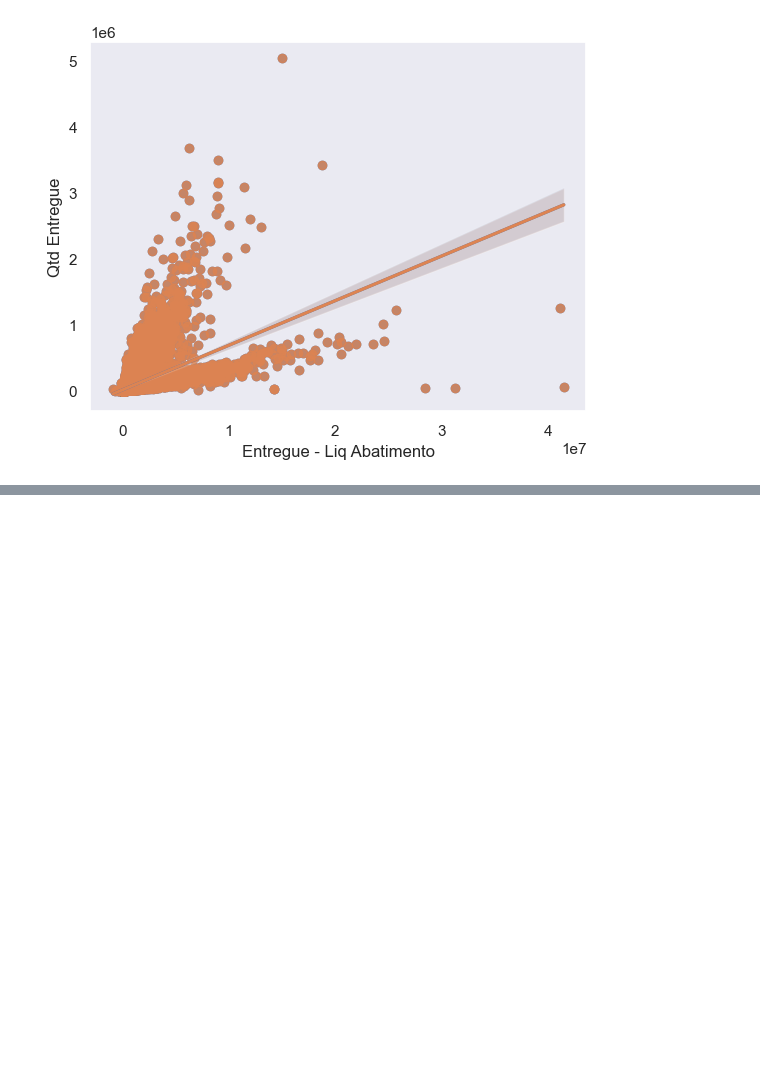
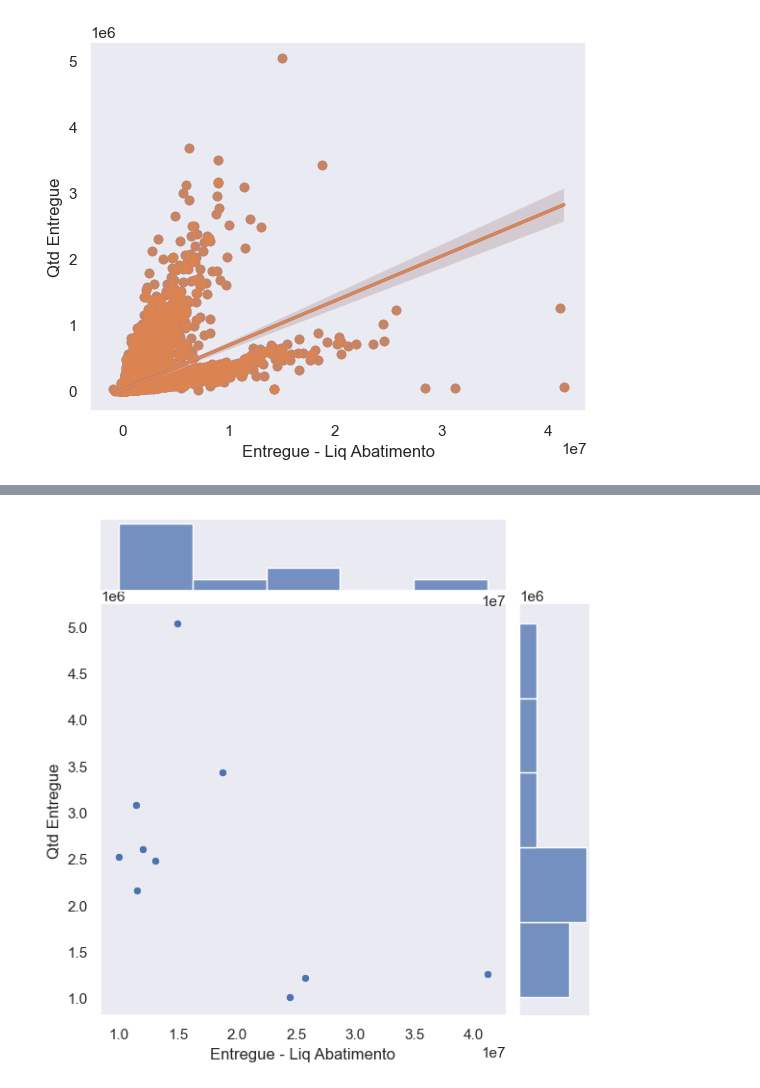
Before and after one commit to diullio/final_project_ada, a Jupyter notebook: teste.ipynb, the cells around one changed output, grey strips where cells are left out. Saved outputs shown, nothing was run; the diff lists cells and outputs as text; code cells hidden in the pictures; blank space fills up the shorter version.

```diff
--- a/teste.ipynb
+++ b/teste.ipynb
@@ -208,0 +208,8 @@ plt.show()
+# %%
+df_outliers = data[(data['Entregue - Liq Abatimento'] > 10000000) & (data['Qtd Entregue'] > 1000000)]
+df = data[(data['Entregue - Liq Abatimento'] < 10000000) & (data['Qtd Entregue'] < 1000000)]
+# %%
+sns.jointplot(data=df_outliers, x='Entregue - Liq Abatimento', y='Qtd Entregue')
+plt.show()
+# %% [output]
+[figure, added]
```
Also changed, not shown: parts of 12 cells of this notebook.
